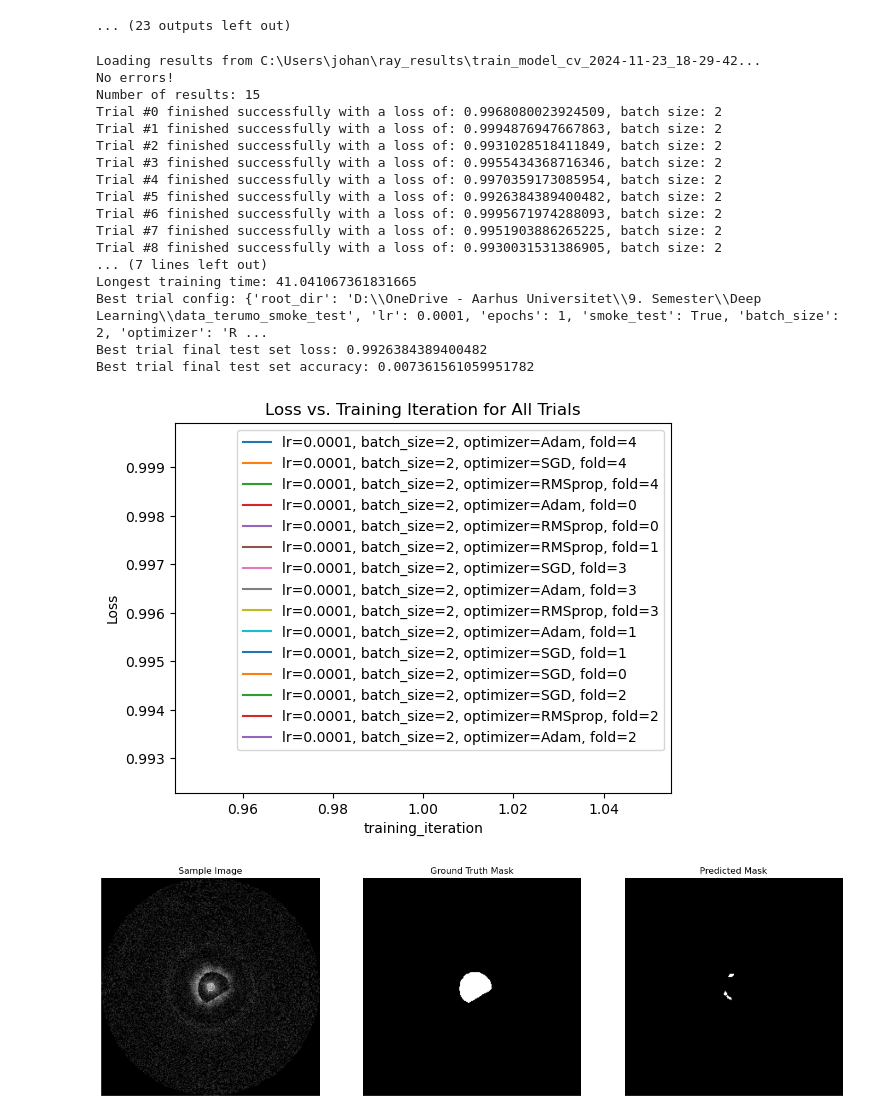
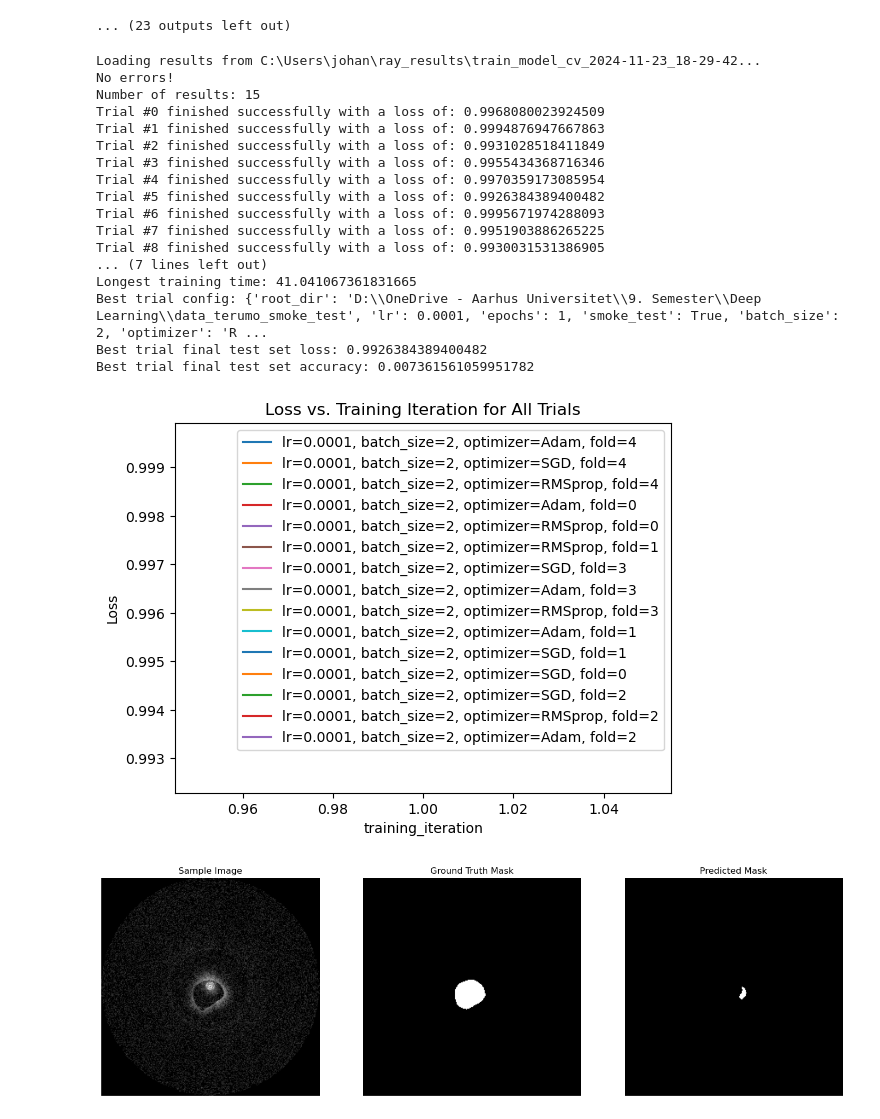
Before and after one commit to SamuelJessen/OCTSegmenter, a Jupyter notebook: training_loop_with_crossvalidation.ipynb, the cells around one changed output. Saved outputs shown, nothing was run; the diff lists cells and outputs as text; code cells hidden in the pictures.

```diff
--- a/training_loop_with_crossvalidation.ipynb
+++ b/training_loop_with_crossvalidation.ipynb
@@ -574,10 +574,7 @@ for i, result in enumerate(result_grid):
         print(f"Trial #{i} had an error:", result.error)
         continue
 
-    print(
-        f"Trial #{i} finished successfully with a loss of: {result.metrics['loss']}, "
-        f"batch size: {result.config['batch_size']}"
-    )
+    print(f"Trial #{i} finished successfully with a loss of: {result.metrics['loss']}")
 
 results_df = result_grid.get_dataframe()
 results_df[["training_iteration", "loss"]]
@@ -644,40 +641,40 @@ with torch.no_grad():
 
 # Convert the prediction to a binary mask
 predicted_mask = (prediction > 0.5).float()
 
 # Plot the sample image, ground truth mask, and predicted mask
 fig, ax = plt.subplots(1, 3, figsize=(18, 6))
 
 ax[0].imshow(sample_image.squeeze().permute(1, 2, 0).cpu().numpy())
 ax[0].set_title("Sample Image")
 ax[0].axis('off')
 
 ax[1].imshow(sample_mask.squeeze().cpu().numpy(), cmap='gray')
 ax[1].set_title("Ground Truth Mask")
 ax[1].axis('off')
 
 ax[2].imshow(predicted_mask.squeeze().cpu().numpy(), cmap='gray')
 ax[2].set_title("Predicted Mask")
 ax[2].axis('off')
 
 plt.show()
 # %% [output]
 Loading results from C:\Users\johan\ray_results\train_model_cv_2024-11-23_18-29-42...
 No errors!
 Number of results: 15
-Trial #0 finished successfully with a loss of: 0.9968080023924509, batch size: 2
-Trial #1 finished successfully with a loss of: 0.9994876947667863, batch size: 2
-Trial #2 finished successfully with a loss of: 0.9931028518411849, batch size: 2
-Trial #3 finished successfully with a loss of: 0.9955434368716346, batch size: 2
-Trial #4 finished successfully with a loss of: 0.9970359173085954, batch size: 2
-Trial #5 finished successfully with a loss of: 0.9926384389400482, batch size: 2
-Trial #6 finished successfully with a loss of: 0.9995671974288093, batch size: 2
-Trial #7 finished successfully with a loss of: 0.9951903886265225, batch size: 2
-Trial #8 finished successfully with a loss of: 0.9930031531386905, batch size: 2
+Trial #0 finished successfully with a loss of: 0.9968080023924509
+Trial #1 finished successfully with a loss of: 0.9994876947667863
+Trial #2 finished successfully with a loss of: 0.9931028518411849
+Trial #3 finished successfully with a loss of: 0.9955434368716346
+Trial #4 finished successfully with a loss of: 0.9970359173085954
+Trial #5 finished successfully with a loss of: 0.9926384389400482
+Trial #6 finished successfully with a loss of: 0.9995671974288093
+Trial #7 finished successfully with a loss of: 0.9951903886265225
+Trial #8 finished successfully with a loss of: 0.9930031531386905
 ... (7 lines left out)
 Longest training time: 41.041067361831665
 Best trial config: {'root_dir': 'D:\\OneDrive - Aarhus Universitet\\9. Semester\\Deep Learning\\data_terumo_smoke_test', 'lr': 0.0001, 'epochs': 1, 'smoke_test': True, 'batch_size': 2, 'optimizer': 'R ...
 Best trial final test set loss: 0.9926384389400482
 Best trial final test set accuracy: 0.007361561059951782
 [figure]
-[figure, old version]
+[figure, new version]
```
Also changed, not shown: 2 other files.
